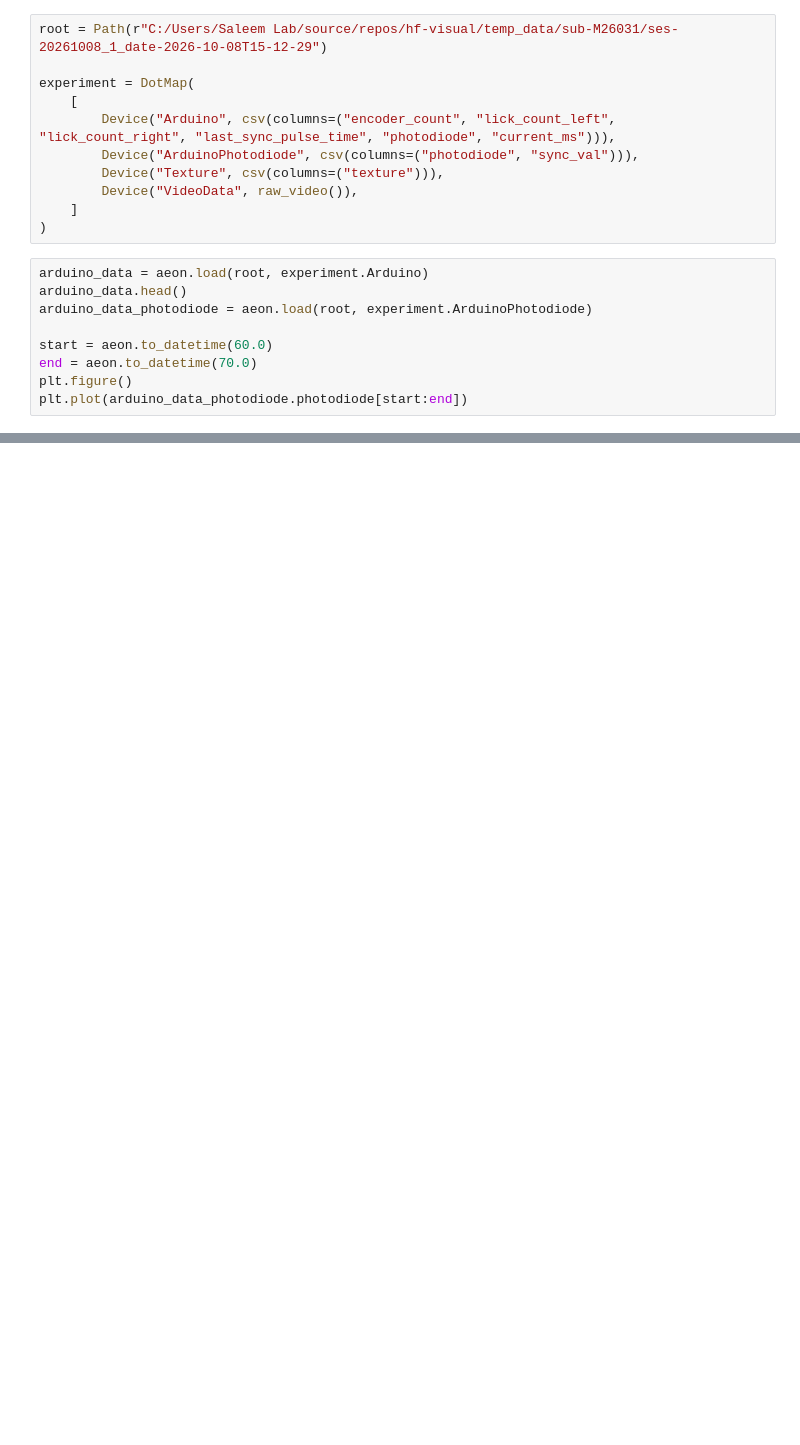
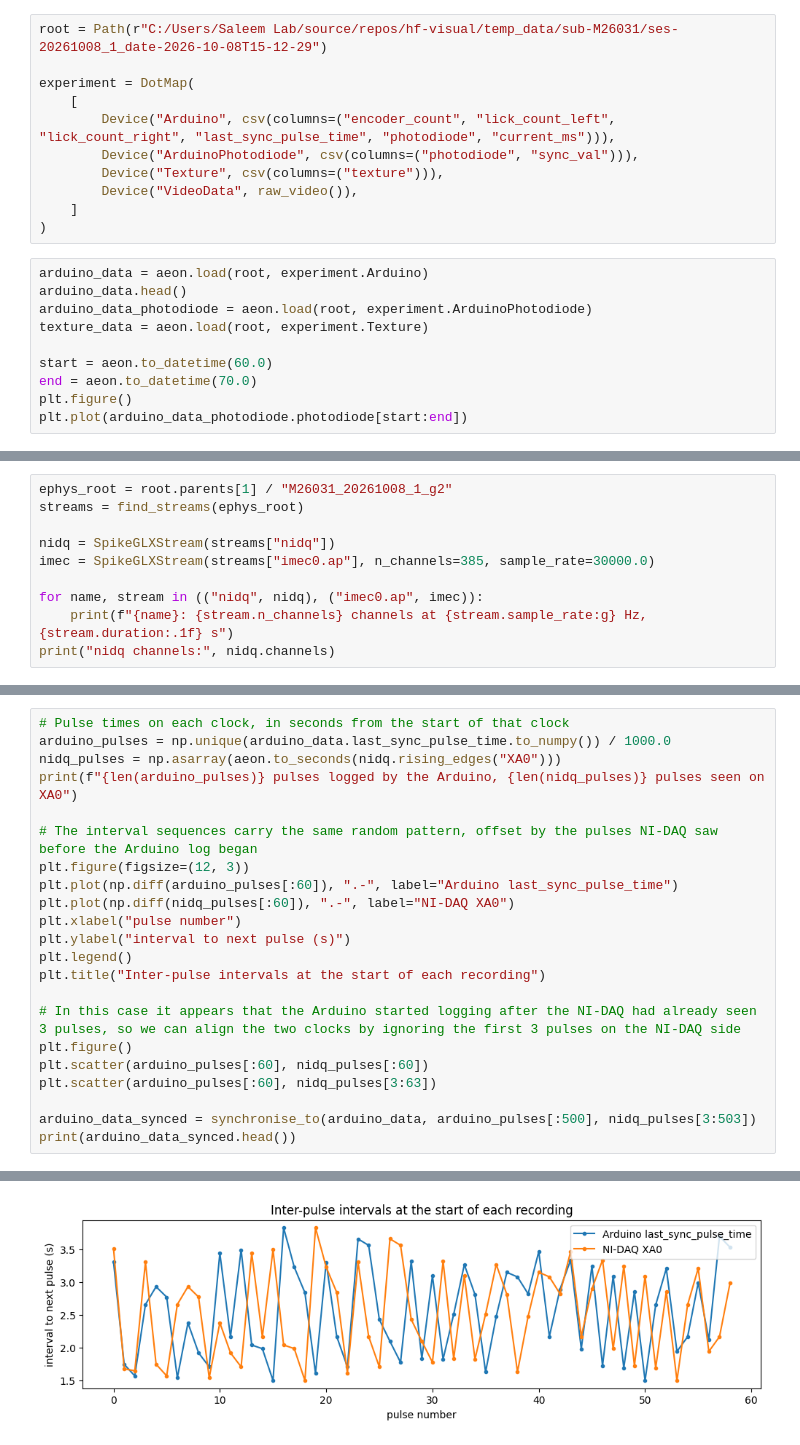
Before and after one commit to ucl-open/hf-visual, a Jupyter notebook: examples/data-ingestion.ipynb, the cells around one changed output, grey strips where cells are left out. Drawn from its saved outputs; the diff is of its cells as text; blank space fills up the shorter version.

```diff
--- a/examples/data-ingestion.ipynb
+++ b/examples/data-ingestion.ipynb
@@ -24,6 +29,7 @@ experiment = DotMap(
 arduino_data = aeon.load(root, experiment.Arduino)
 arduino_data.head()
 arduino_data_photodiode = aeon.load(root, experiment.ArduinoPhotodiode)
+texture_data = aeon.load(root, experiment.Texture)
 
 start = aeon.to_datetime(60.0)
 end = aeon.to_datetime(70.0)
@@ -34,0 +60,10 @@ plt.plot(arduino_data_photodiode.photodiode[start:end])
+# %%
+ephys_root = root.parents[1] / "M26031_20261008_1_g2"
+streams = find_streams(ephys_root)
+
+nidq = SpikeGLXStream(streams["nidq"])
+imec = SpikeGLXStream(streams["imec0.ap"], n_channels=385, sample_rate=30000.0)
+
+for name, stream in (("nidq", nidq), ("imec0.ap", imec)):
+    print(f"{name}: {stream.n_channels} channels at {stream.sample_rate:g} Hz, {stream.duration:.1f} s")
+print("nidq channels:", nidq.channels)
@@ -34,0 +79,23 @@ plt.plot(arduino_data_photodiode.photodiode[start:end])
+# %%
+# Pulse times on each clock, in seconds from the start of that clock
+arduino_pulses = np.unique(arduino_data.last_sync_pulse_time.to_numpy()) / 1000.0
+nidq_pulses = np.asarray(aeon.to_seconds(nidq.rising_edges("XA0")))
+print(f"{len(arduino_pulses)} pulses logged by the Arduino, {len(nidq_pulses)} pulses seen on XA0")
+
+# The interval sequences carry the same random pattern, offset by the pulses NI-DAQ saw before the Arduino log began
+plt.figure(figsize=(12, 3))
+plt.plot(np.diff(arduino_pulses[:60]), ".-", label="Arduino last_sync_pulse_time")
+plt.plot(np.diff(nidq_pulses[:60]), ".-", label="NI-DAQ XA0")
+plt.xlabel("pulse number")
+plt.ylabel("interval to next pulse (s)")
+plt.legend()
+plt.title("Inter-pulse intervals at the start of each recording")
+
+# In this case it appears that the Arduino started logging after the NI-DAQ had already seen 3 pulses, so we can align the two clocks by ignoring the first 3 pulses on the NI-DAQ side
+plt.figure()
+plt.scatter(arduino_pulses[:60], nidq_pulses[:60])
+plt.scatter(arduino_pulses[:60], nidq_pulses[3:63])
+
+arduino_data_synced = synchronise_to(arduino_data, arduino_pulses[:500], nidq_pulses[3:503])
+print(arduino_data_synced.head())
+# %% [output]
@@ -34,0 +119 @@ plt.plot(arduino_data_photodiode.photodiode[start:end])
+[figure, added]
```
Also changed, not shown: parts of 10 cells of this notebook, 1 other file.
